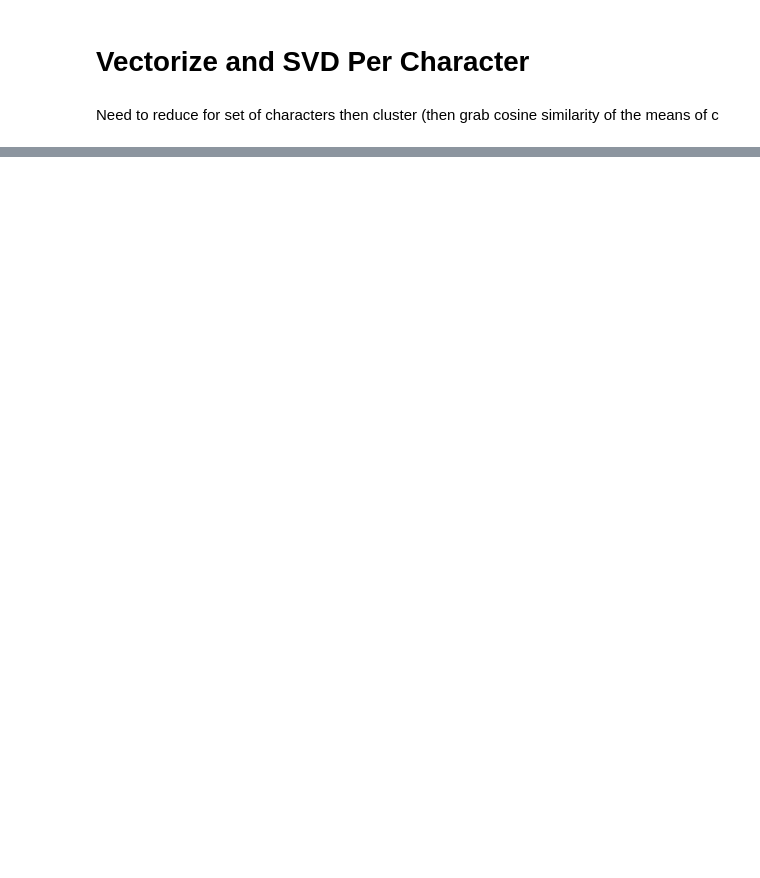
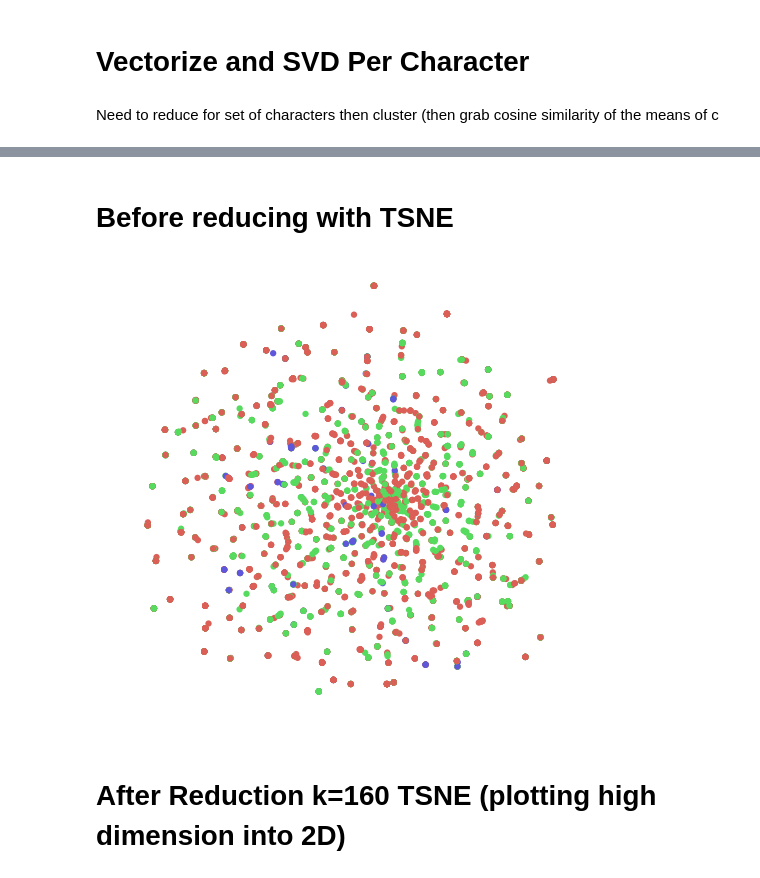
Before and after one commit to Ryanglambert/project_fletcher, a Jupyter notebook: Web_scraping_IMSDb.ipynb, the cells around one changed output, grey strips where cells are left out. Saved outputs shown, nothing was run; the diff lists cells and outputs as text; code cells hidden in the pictures; blank space fills up the shorter version.

```diff
--- a/Web_scraping_IMSDb.ipynb
+++ b/Web_scraping_IMSDb.ipynb
@@ -258,0 +209,10 @@ agg_cluster.fit(x.toarray())
+# %%
+character_docs = order_character_dict(
+    clean_text(script))
+from pprint import pprint
+character_selector_list = zip(range(len(character_docs.keys())), character_docs.keys())
+
+pprint(character_selector_list)
+character_selector = raw_input("put id num of characters you want separated by \',\'")
+character_selector = [int(i) for i in character_selector.split(",")]
+characters_to_analyze = [character_docs.keys()[character] for character in character_selector]
@@ -258,0 +245,14 @@ agg_cluster.fit(x.toarray())
+# %% [markdown]
+# Before reducing with TSNE
+# %%
+precomputed_x = pairwise_distances(x.toarray(), metric='cosine') + .0001
+scripts_proj = TSNE(random_state=0, n_components=2, metric='cosine').fit_transform(precomputed_x)
+# %%
+char_convert_num = dict(enumerate(characters_to_analyze))
+char_convert_num = {v: k for k, v in char_convert_num.items()}
+y = np.array(map(lambda x: char_convert_num[x], char_tags))
+scatter(scripts_proj, y);
+# %% [output]
+[figure, added]
+# %% [markdown]
+# After Reduction k=160 TSNE (plotting high dimension into 2D)
```
Also changed, not shown: parts of 43 cells of this notebook.
